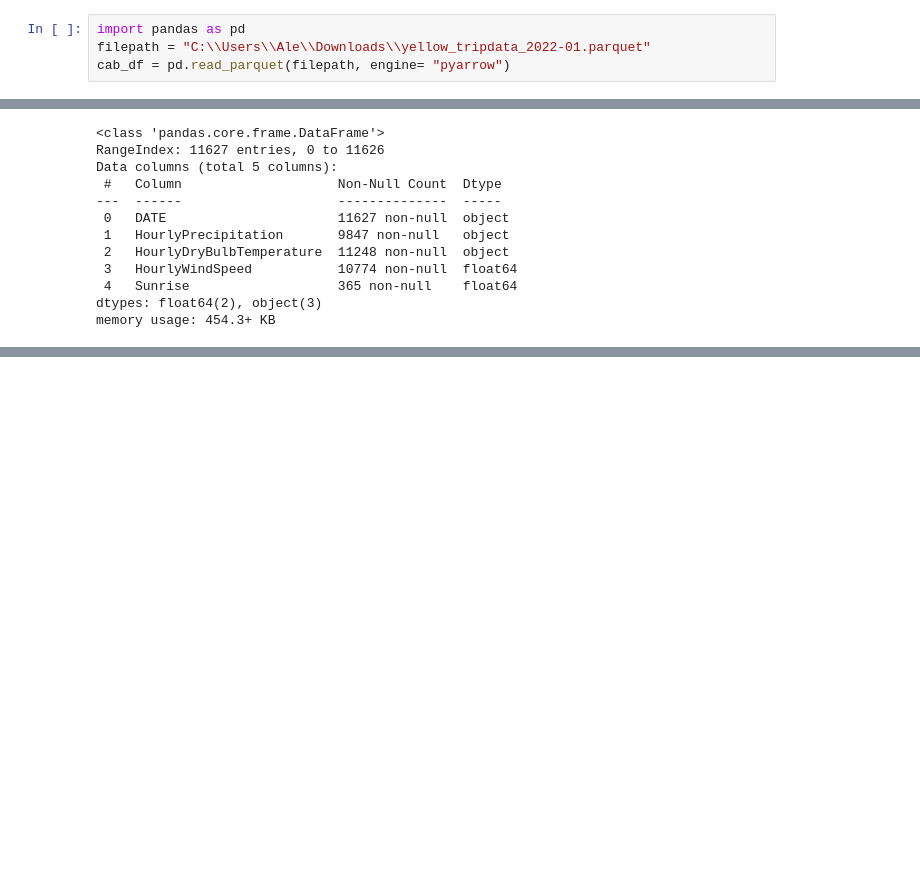
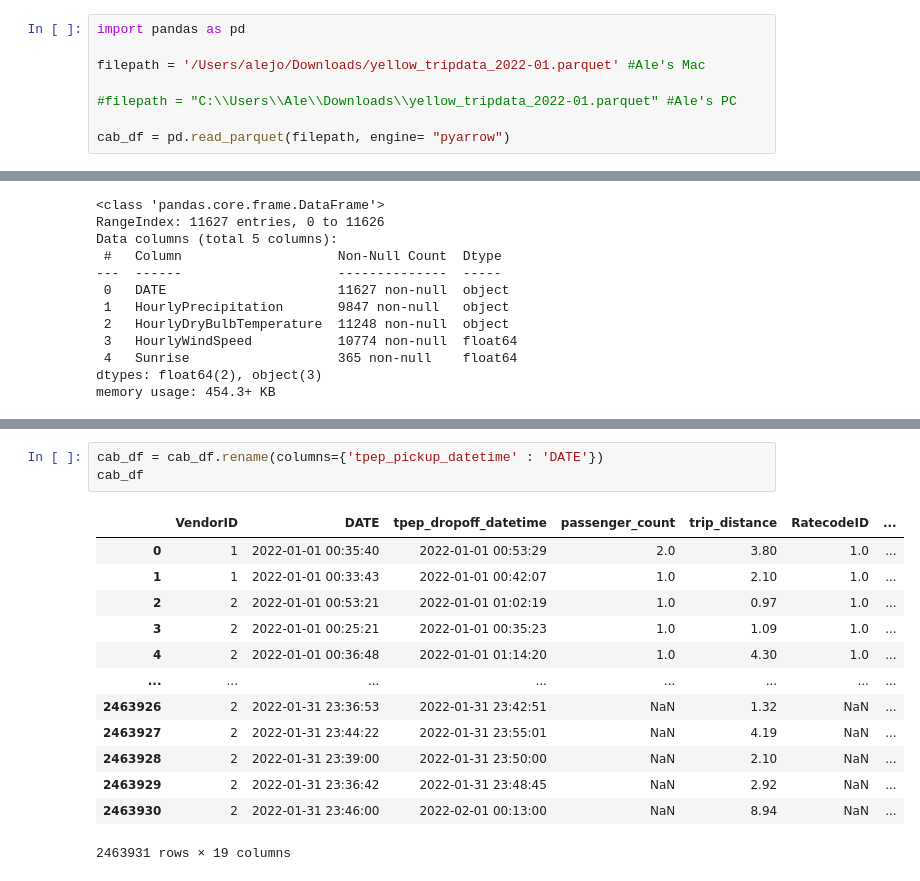
Before and after one commit to achacon99/INST767-SP2023, a Jupyter notebook: NYC_YT_ds_test.ipynb, the cells around one changed output, grey strips where cells are left out. Saved outputs shown, nothing was run; the diff lists cells and outputs as text; blank space fills up the shorter version.

```diff
--- a/NYC_YT_ds_test.ipynb
+++ b/NYC_YT_ds_test.ipynb
@@ -1,6 +1,10 @@
 # %%
 import pandas as pd
-filepath = "C:\\Users\\Ale\\Downloads\\yellow_tripdata_2022-01.parquet"
+
+filepath = '/Users/alejo/Downloads/yellow_tripdata_2022-01.parquet' #Ale's Mac
+
+#filepath = "C:\\Users\\Ale\\Downloads\\yellow_tripdata_2022-01.parquet" #Ale's PC
+
 cab_df = pd.read_parquet(filepath, engine= "pyarrow")
 # %%
 cab_df.info()
@@ -64 +122,18 @@ memory usage: 454.3+ KB
+# %%
+cab_df = cab_df.rename(columns={'tpep_pickup_datetime' : 'DATE'})
+cab_df
+# %% [output]
+|  | VendorID | DATE | tpep_dropoff_datetime | passenger_count | trip_distance | RatecodeID | ... |
+| 0 | 1 | 2022-01-01 00:35:40 | 2022-01-01 00:53:29 | 2.0 | 3.80 | 1.0 | ... |
+| 1 | 1 | 2022-01-01 00:33:43 | 2022-01-01 00:42:07 | 1.0 | 2.10 | 1.0 | ... |
+| 2 | 2 | 2022-01-01 00:53:21 | 2022-01-01 01:02:19 | 1.0 | 0.97 | 1.0 | ... |
+| 3 | 2 | 2022-01-01 00:25:21 | 2022-01-01 00:35:23 | 1.0 | 1.09 | 1.0 | ... |
+| 4 | 2 | 2022-01-01 00:36:48 | 2022-01-01 01:14:20 | 1.0 | 4.30 | 1.0 | ... |
+| ... | ... | ... | ... | ... | ... | ... | ... |
+| 2463926 | 2 | 2022-01-31 23:36:53 | 2022-01-31 23:42:51 | NaN | 1.32 | NaN | ... |
+| 2463927 | 2 | 2022-01-31 23:44:22 | 2022-01-31 23:55:01 | NaN | 4.19 | NaN | ... |
+| 2463928 | 2 | 2022-01-31 23:39:00 | 2022-01-31 23:50:00 | NaN | 2.10 | NaN | ... |
+| 2463929 | 2 | 2022-01-31 23:36:42 | 2022-01-31 23:48:45 | NaN | 2.92 | NaN | ... |
+| 2463930 | 2 | 2022-01-31 23:46:00 | 2022-02-01 00:13:00 | NaN | 8.94 | NaN | ... |
+2463931 rows × 19 columns
 # %%
```
Also changed, not shown: parts of 6 cells of this notebook.
